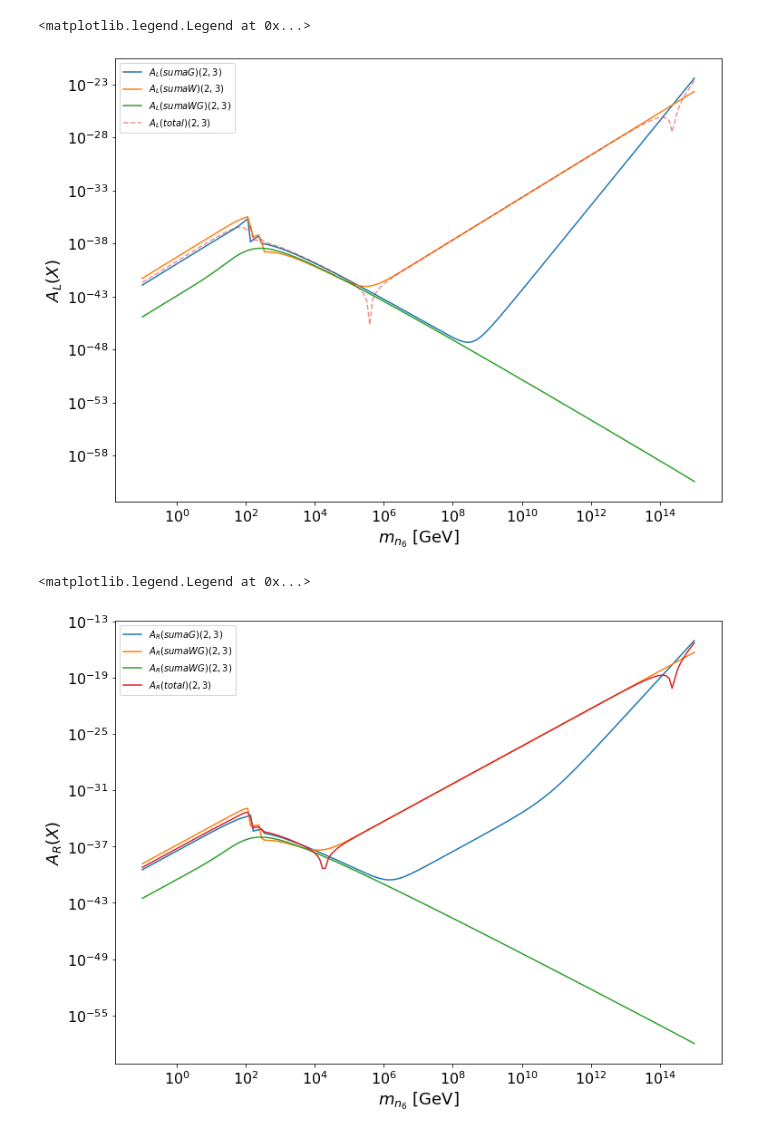
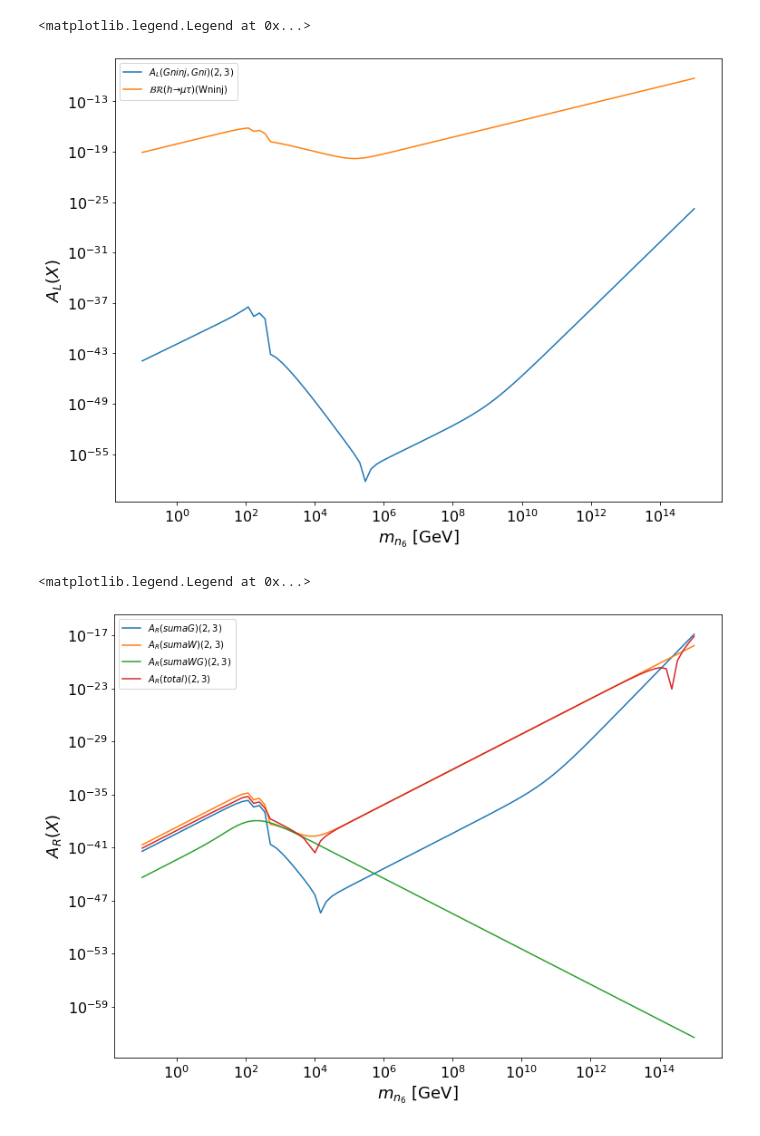
Before and after one commit to moiseszeleny/OneLoopLFVHD, a Jupyter notebook: Examples/Seesaw model/version 5/Br_onebyone.ipynb, the cells around one changed output. Drawn from its saved outputs; the diff is of its cells as text; code cells hidden in the pictures.

```diff
--- a/Examples/Seesaw model/version 5/Br_onebyone.ipynb
+++ b/Examples/Seesaw model/version 5/Br_onebyone.ipynb
@@ -8,19 +8,19 @@ import pandas as pd
 # %%
 mp.dps = 80; mp.pretty = True
 # %%
-FF_frame23L = pd.read_csv('data_frames/FF_frame_23L.txt',sep='\t',
+FF_frame23L = pd.read_csv('data_frames/FF_frame_23L_svd.txt',sep='\t',
 float_precision='round_trip')
-FF_frame23R = pd.read_csv('data_frames/FF_frame_23R.txt',sep='\t',
+FF_frame23R = pd.read_csv('data_frames/FF_frame_23R_svd.txt',sep='\t',
 float_precision='round_trip')
 
-FF_frame13L = pd.read_csv('data_frames/FF_frame_13L.txt',sep='\t',
+FF_frame13L = pd.read_csv('data_frames/FF_frame_13L_svd.txt',sep='\t',
 float_precision='round_trip')
-FF_frame13R = pd.read_csv('data_frames/FF_frame_13R.txt',sep='\t',
+FF_frame13R = pd.read_csv('data_frames/FF_frame_13R_svd.txt',sep='\t',
 float_precision='round_trip')
 
-FF_frame12L = pd.read_csv('data_frames/FF_frame_12L.txt',sep='\t',
+FF_frame12L = pd.read_csv('data_frames/FF_frame_12L_svd.txt',sep='\t',
 float_precision='round_trip')
-FF_frame12R = pd.read_csv('data_frames/FF_frame_12R.txt',sep='\t',
+FF_frame12R = pd.read_csv('data_frames/FF_frame_12R_svd.txt',sep='\t',
 float_precision='round_trip')
 # %%
 # FF_frame23L = pd.read_csv('data_frames/FF_frame_23L_zoom.txt',sep='\t',
@@ -91,0 +92,13 @@ plt.legend()
+# %%
+plt.figure(figsize=(12,9))
+for dia in ['Wninj','niWW','niGG']:
+    plt.loglog(m6np,abs(FF_frame23L[dia]),
+    label=r'$A_L(h\to \mu \tau)$' + f'$({dia})$')
+
+plt.ylabel(r'$\mathcal{BR}(h\to \mu \tau)(X)$',fontsize=18)
+plt.xlabel('$m_{n_6}$ [GeV]',fontsize=18)
+#plt.xlim(1,1e5)
+#plt.ylim(1e-23,1e-12)
+plt.xticks(fontsize=16)
+plt.yticks(fontsize=16)
+plt.legend(fontsize=20)
@@ -92,5 +108,5 @@ plt.legend()
 # %%
-diagG = ['Gninj','niGG','niG','Gni']
+diagG = ['Gninj','niG','Gni']# 'niGG'
 diagW = ['Wninj','niWW','niW','Wni']#'niWG','niGW'
 diagWG = ['niWG','niGW']
 sumaGL = 0
@@ -110,10 +126,12 @@ for dia in diagWG:
     sumaWGR += FF_frame23R[dia]
 # %%
 plt.figure(figsize=(12,9))
-plt.loglog(m6np,abs(sumaGL)**2,label=f'$A_L(sumaG)(2,3)$')
-plt.loglog(m6np,abs(sumaWL)**2,label=f'$A_L(sumaW)(2,3)$')
-plt.loglog(m6np,abs(sumaWGL)**2,label=f'$A_L(sumaWG)(2,3)$')
-plt.loglog(m6np,abs(sumaGL + sumaWL + sumaWGL)**2,'--',label=f'$A_L(total)(2,3)$',alpha=0.5)#FF_frame23L['total']
+plt.loglog(m6np,abs(sumaGL)**2,label=f'$A_L(Gninj,Gni)(2,3)$')
+plt.loglog(m6np,abs(FF_frame23L['Wninj']/(FF_frame23L['total']+0.0032)),
+    label=r'$\mathcal{BR}(h\to \mu \tau)$' + '(Wninj)')
+#plt.loglog(m6np,abs(sumaWL)**2,label=f'$A_L(sumaW)(2,3)$')
+#plt.loglog(m6np,abs(sumaWGL)**2,label=f'$A_L(sumaWG)(2,3)$')
+#plt.loglog(m6np,abs(sumaGL + sumaWL + sumaWGL)**2,'--',label=f'$A_L(total)(2,3)$',alpha=0.5)#FF_frame23L['total']
 #plt.loglog(m6np,1e-34/m6np**2,label=f'$m_6^{-34}$')
 plt.ylabel('$A_L(X)$',fontsize=18)
 plt.xlabel('$m_{n_6}$ [GeV]',fontsize=18)
@@ -122,22 +140,22 @@ plt.yticks(fontsize=16)
 plt.legend()
 # %% [output]
 <matplotlib.legend.Legend at 0x...>
-[figure, old version]
+[figure, new version]
 # %%
 plt.figure(figsize=(12,9))
 plt.loglog(m6np,abs(sumaGR)**2,label=f'$A_R(sumaG)(2,3)$')
-plt.loglog(m6np,abs(sumaWR)**2,label=f'$A_R(sumaWG)(2,3)$')
+plt.loglog(m6np,abs(sumaWR)**2,label=f'$A_R(sumaW)(2,3)$')
 plt.loglog(m6np,abs(sumaWGR)**2,label=f'$A_R(sumaWG)(2,3)$')
 plt.loglog(m6np,abs(FF_frame23R['total'])**2,label=f'$A_R(total)(2,3)$')
 # plt.loglog(m6np,1e-34/m6np**2,label=f'$m_6^{{(-34)}}$')
 plt.ylabel('$A_R(X)$',fontsize=18)
 plt.xlabel('$m_{n_6}$ [GeV]',fontsize=18)
 plt.xticks(fontsize=16)
 plt.yticks(fontsize=16)
 plt.legend()
 # %% [output]
 <matplotlib.legend.Legend at 0x...>
-[figure, old version]
+[figure, new version]
 # %%
 import OneLoopLFVHD as lfvhd
 # %%
```
Also changed, not shown: parts of 16 cells of this notebook, 35 other files.
